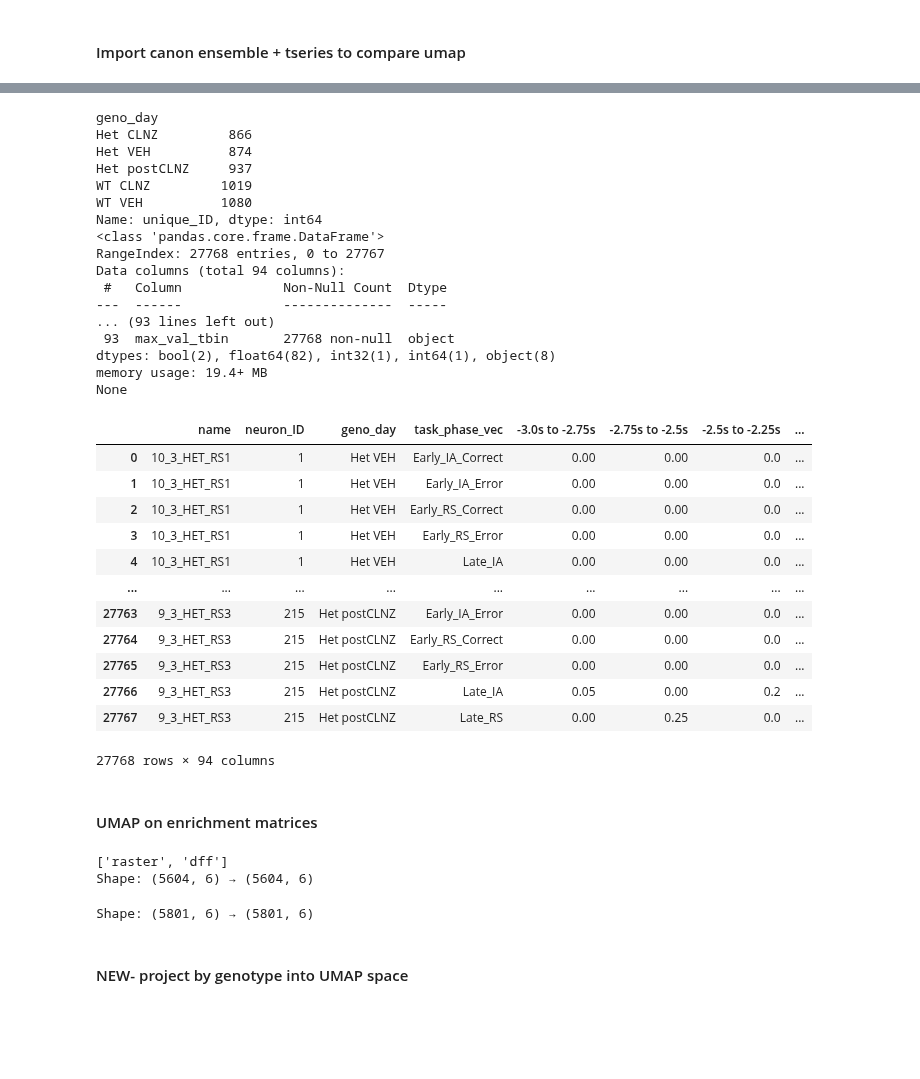
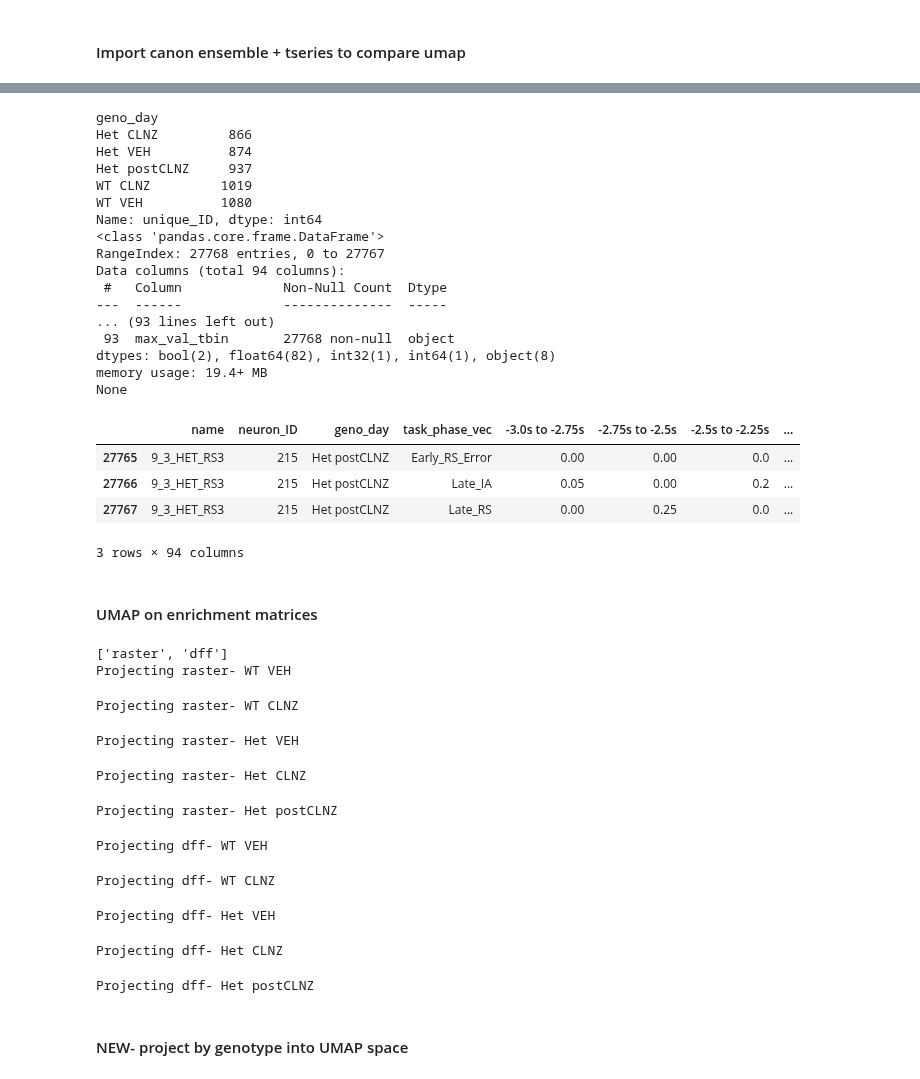
Before and after one commit to cjohnsoncruz/dlx56_mPFC_1p_SohalLab, a Jupyter notebook: code/revisions_Sup Fig1_ensemble_stability_test_v1.ipynb, the cells around one changed output, grey strips where cells are left out. Cells and saved outputs as stored; diff of their text form; code cells hidden in the pictures; blank space fills up the shorter version.

Commit message:
add geno-day specific UMAP projection
+ added dict base storage of umaps versus hardcoded vars

```diff
--- a/code/revisions_Sup Fig1_ensemble_stability_test_v1.ipynb
+++ b/code/revisions_Sup Fig1_ensemble_stability_test_v1.ipynb
@@ -512,10 +509,14 @@ None
 | 38197 | Late_RS | cell_99 | 0.018333 | 0.000000 | False | 1.0000 | 9_3_HET_RS3 | 9_3_HET_RS3-99 | ... |
 | 38198 | truncated_post_outcome | cell_99 | 0.006127 | 0.002014 | False | 0.6078 | 9_3_HET_RS3 | 9_3_HET_RS3-99 | ... |
 # %%
-## pivot both binary enrichment vectors
-ensemble_table_by_datatype['raster'] = ensembles_by_datatype['raster'].pivot_table(index = ['neuron_id'], columns = 'task_stage', values = 'enriched', fill_value = None).astype(float)
-ensemble_table_by_datatype['dff'] = ensembles_by_datatype['dff'].pivot_table(index = ['neuron_id'], columns = 'task_stage', values = 'enriched', fill_value = None).astype(float)
-
-## pivot both p-value matrices by datatype
-ensemble_pvals_by_datatype['raster'] = ensembles_by_datatype['raster'].pivot_table(index = ['neuron_id'], columns = 'task_stage', values = 'percent_shuffle >= real', fill_value = False).astype(float)
-ensemble_pvals_by_datatype['dff'] = ensembles_by_datatype['dff'].pivot_table(index = ['neuron_id'], columns = 'task_stage', values = 'percent_shuffle >= real', fill_value = False).astype(float)
+for d in data_types:
+    annotate_csv(ensembles_by_datatype[d], "subject_name")
+    ensemble_table_by_datatype[d] = ensembles_by_datatype[d].pivot_table(index = ['neuron_id'], columns = 'task_stage', values = 'enriched', fill_value = None).astype(float).assign(**{'data_type': d})
+    ensemble_pvals_by_datatype[d] = ensembles_by_datatype[d].pivot_table(index = ['neuron_id'], columns = 'task_stage', values = 'percent_shuffle >= real', fill_value = False).astype(float).assign(**{'data_type': d})
+    ## pivot both binary enrichment vectors
+    # ensemble_table_by_datatype[d] = ensembles_by_datatype['raster'].pivot_table(index = ['neuron_id'], columns = 'task_stage', values = 'enriched', fill_value = None).astype(float)
+    # ensemble_table_by_datatype['dff'] = ensembles_by_datatype['dff'].pivot_table(index = ['neuron_id'], columns = 'task_stage', values = 'enriched', fill_value = None).astype(float)
+#
+    # pivot both p-value matrices by datatype
+    # ensemble_pvals_by_datatype['raster'] = ensembles_by_datatype['raster'].pivot_table(index = ['neuron_id'], columns = 'task_stage', values = 'percent_shuffle >= real', fill_value = False).astype(float)
+    # ensemble_pvals_by_datatype['dff'] = ensembles_by_datatype['dff'].pivot_table(index = ['neuron_id'], columns = 'task_stage', values = 'percent_shuffle >= real', fill_value = False).astype(float)
@@ -697,41 +742,33 @@ None
 # %%
 #get canon mean unit timeseries
 numeric_col_canon = get_numeric_cols_timeseries(canonical_data, " to ")  #update post drop\
 canon_mean_unit_tseries  =  get_unit_mean_timeseries_by_phase(canonical_data,['trial_num'], ['name', 'neuron_ID','geno_day', stage_col], numeric_col)
 print(canon_mean_unit_tseries.groupby(by = 'geno_day')['unique_ID'].nunique())
 print(canon_mean_unit_tseries.info())
-canon_mean_unit_tseries
+canon_mean_unit_tseries.tail(3)
 # %% [output]
 geno_day
 Het CLNZ         866
 Het VEH          874
 Het postCLNZ     937
 WT CLNZ         1019
 WT VEH          1080
 Name: unique_ID, dtype: int64
 <class 'pandas.core.frame.DataFrame'>
 RangeIndex: 27768 entries, 0 to 27767
 Data columns (total 94 columns):
  #   Column             Non-Null Count  Dtype
 ---  ------             --------------  -----
 ... (93 lines left out)
  93  max_val_tbin       27768 non-null  object
 dtypes: bool(2), float64(82), int32(1), int64(1), object(8)
 memory usage: 19.4+ MB
 None
 |  | name | neuron_ID | geno_day | task_phase_vec | -3.0s to -2.75s | -2.75s to -2.5s | -2.5s to -2.25s | ... |
-| 0 | 10_3_HET_RS1 | 1 | Het VEH | Early_IA_Correct | 0.00 | 0.00 | 0.0 | ... |
-| 1 | 10_3_HET_RS1 | 1 | Het VEH | Early_IA_Error | 0.00 | 0.00 | 0.0 | ... |
-| 2 | 10_3_HET_RS1 | 1 | Het VEH | Early_RS_Correct | 0.00 | 0.00 | 0.0 | ... |
-| 3 | 10_3_HET_RS1 | 1 | Het VEH | Early_RS_Error | 0.00 | 0.00 | 0.0 | ... |
-| 4 | 10_3_HET_RS1 | 1 | Het VEH | Late_IA | 0.00 | 0.00 | 0.0 | ... |
-| ... | ... | ... | ... | ... | ... | ... | ... | ... |
-| 27763 | 9_3_HET_RS3 | 215 | Het postCLNZ | Early_IA_Error | 0.00 | 0.00 | 0.0 | ... |
-| 27764 | 9_3_HET_RS3 | 215 | Het postCLNZ | Early_RS_Correct | 0.00 | 0.00 | 0.0 | ... |
 | 27765 | 9_3_HET_RS3 | 215 | Het postCLNZ | Early_RS_Error | 0.00 | 0.00 | 0.0 | ... |
 | 27766 | 9_3_HET_RS3 | 215 | Het postCLNZ | Late_IA | 0.05 | 0.00 | 0.2 | ... |
 | 27767 | 9_3_HET_RS3 | 215 | Het postCLNZ | Late_RS | 0.00 | 0.25 | 0.0 | ... |
-27768 rows × 94 columns
+3 rows × 94 columns
 # %% [markdown]
 #### UMAP on enrichment matrices
 # %%
@@ -770,27 +807,45 @@ value_to_project = 'mean'
 metric = 'cosine'
 print(data_types)
 #package spikes + dff for umap processing
-umap_input = {}
+umap_input, umap_projection_df, umap_model = {}, {}, {}
 for d in data_types:
-    print(f"Projecting {d}")
-    umap_input[d]
-spike_umap_input = ensembles_by_datatype['raster'].pivot_table(index = ['neuron_id'], columns = 'task_stage', values = value_to_project, fill_value = False).drop(columns = 'truncated_post_outcome').astype(float)
-dff_umap_input = ensembles_by_datatype['dff'].pivot_table(index = ['neuron_id'], columns = 'task_stage', values = value_to_project, fill_value = False).drop(columns = 'truncated_post_outcome').astype(float)
+    umap_input[d], umap_projection_df[d], umap_model[d] = {}, {}, {} #to allow geno-day subset
+    for g in geno_order_w_WT_CLNZ:
+        print(f"Projecting {d}- {g}")
+        #filter out genotype-day group
+        ensemble_geno_day_df =ensembles_by_datatype[d].loc[ensembles_by_datatype[d].geno_day == g,:]
+        ## for genotype-day data, project
+        umap_input[d][g] = ensemble_geno_day_df.pivot_table(index = ['neuron_id'], columns = 'task_stage', values = value_to_project, fill_value = False).drop(columns = 'truncated_post_outcome').astype(float)
+        umap_projection_df[d][g], umap_model[d][g] = run_dimensionality_reduction( umap_input[d][g].replace([np.inf, -np.inf], np.nan).fillna(0), method = 'umap', n_neighbors=15, min_dist=0.2, metric=metric,random_state=42)
+        cell_enrichment_status = ensemble_geno_day_df.pivot_table(index = ['neuron_id'], columns = 'task_stage', values = 'enriched', fill_value = False).astype(float).apply(get_first_active_stage, axis=1, stage_order=stage_names)
+        umap_projection_df[d][g] = umap_projection_df[d][g].merge(cell_enrichment_status.rename('first_active_stage'), left_index=True, right_index=True)
+    #after all genos ran, concat, retaining information on geno-day
+    umap_projection_df[d] = pd.concat([df.assign(**{'geno': geno}) for geno, df in umap_projection_df[d].items()])
+# spike_umap_input = ensembles_by_datatype['raster'].pivot_table(index = ['neuron_id'], columns = 'task_stage', values = value_to_project, fill_value = False).drop(columns = 'truncated_post_outcome').astype(float)
+# dff_umap_input = ensembles_by_datatype['dff'].pivot_table(index = ['neuron_id'], columns = 'task_stage', values = value_to_project, fill_value = False).drop(columns = 'truncated_post_outcome').astype(float)
 
 # Run UMAP on both spike and DFF ensemble matrices
-spikes_df, umap_spikes_model = run_dimensionality_reduction( spike_umap_input, method = 'umap', n_neighbors=15, min_dist=0.2, metric=metric,random_state=42)
-dff_df, umap_dff_model = run_dimensionality_reduction(dff_umap_input.replace([np.inf, -np.inf], np.nan).fillna(0), method = 'umap', n_neighbors=15, min_dist=0.2, metric=metric, random_state=42)
+# spikes_df, umap_spikes_model = run_dimensionality_reduction( spike_umap_input, method = 'umap', n_neighbors=15, min_dist=0.2, metric=metric,random_state=42)
+# dff_df, umap_dff_model = run_dimensionality_reduction(dff_umap_input.replace([np.inf, -np.inf], np.nan).fillna(0), method = 'umap', n_neighbors=15, min_dist=0.2, metric=metric, random_state=42)
 
 #join umap dfs with ensemble enrichment info
-spike_cell_enrich = ensembles_by_datatype['raster'].pivot_table(index = ['neuron_id'], columns = 'task_stage', values = 'enriched', fill_value = False).astype(float).apply(get_first_active_stage, axis=1, stage_order=stage_names)
-spikes_df = spikes_df.merge(spike_cell_enrich.rename('first_active_stage'), left_index=True, right_index=True)
+# spike_cell_enrich = ensembles_by_datatype['raster'].pivot_table(index = ['neuron_id'], columns = 'task_stage', values = 'enriched', fill_value = False).astype(float).apply(get_first_active_stage, axis=1, stage_order=stage_names)
+# spikes_df = spikes_df.merge(spike_cell_enrich.rename('first_active_stage'), left_index=True, right_index=True)
 
-dff_cell_enrich = ensembles_by_datatype['dff'].pivot_table(index = ['neuron_id'], columns = 'task_stage', values = 'enriched', fill_value = False).astype(float).apply(get_first_active_stage, axis=1, stage_order=stage_names)
-dff_df = dff_df.merge(dff_cell_enrich.rename('first_active_stage'), left_index=True, right_index=True)
+# dff_cell_enrich = ensembles_by_datatype['dff'].pivot_table(index = ['neuron_id'], columns = 'task_stage', values = 'enriched', fill_value = False).astype(float).apply(get_first_active_stage, axis=1, stage_order=stage_names)
+# dff_df = dff_df.merge(dff_cell_enrich.rename('first_active_stage'), left_index=True, right_index=True)
 # %% [output]
 ['raster', 'dff']
-Shape: (5604, 6) → (5604, 6)
+Projecting raster- WT VEH
-Shape: (5801, 6) → (5801, 6)
+Projecting raster- WT CLNZ
+Projecting raster- Het VEH
+Projecting raster- Het CLNZ
+Projecting raster- Het postCLNZ
+Projecting dff- WT VEH
+Projecting dff- WT CLNZ
+Projecting dff- Het VEH
+Projecting dff- Het CLNZ
+Projecting dff- Het postCLNZ
 # %% [markdown]
 #### NEW- project by genotype into UMAP space
 # %%
```
Also changed, not shown: parts of 16 cells of this notebook.
